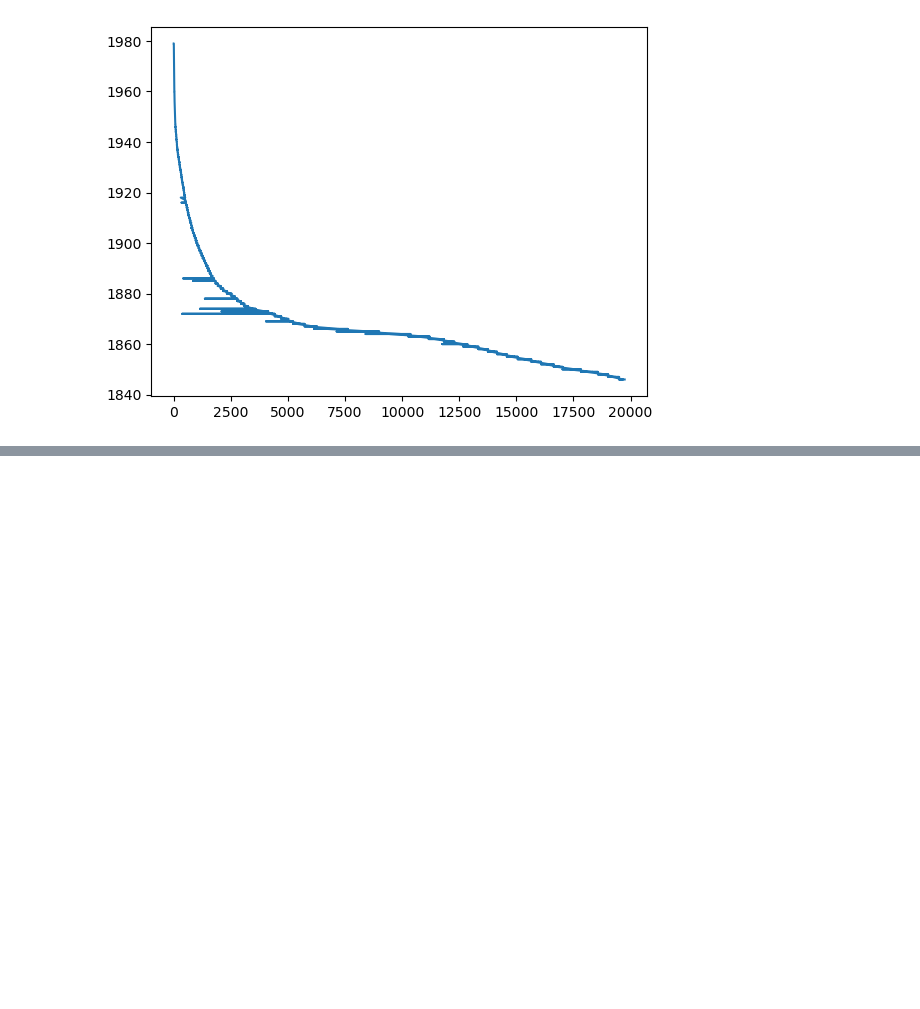
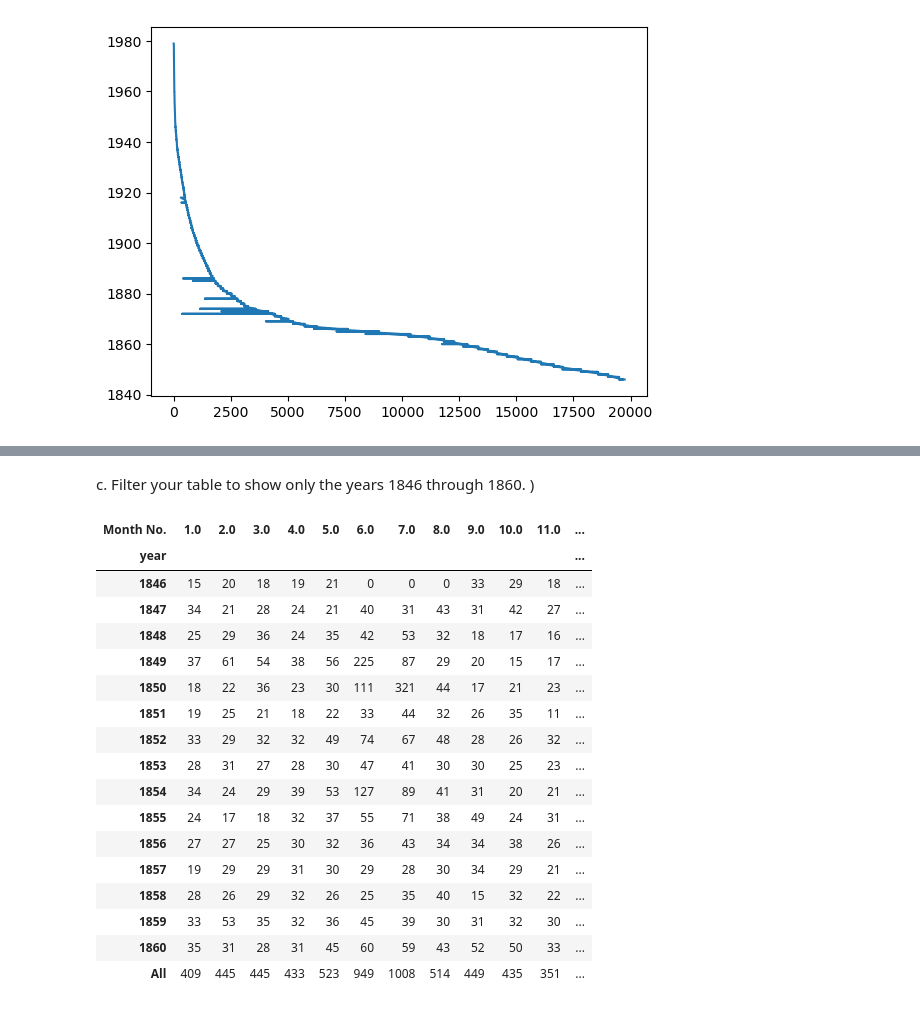
Before and after one commit to NSS-Data-Analytics-Cohort-10/advanced-pandas-mhm516, a Jupyter notebook: script/code.ipynb, the cells around one changed output, grey strips where cells are left out. Cells and saved outputs as stored; diff of their text form; code cells hidden in the pictures; blank space fills up the shorter version.

```diff
--- a/script/code.ipynb
+++ b/script/code.ipynb
@@ -123,0 +135,24 @@ pd.crosstab(cleaned_df['Burial Year'],cleaned_df['Month No.'],margins=True)
+# %% [markdown]
+c. Filter your table to show only the years 1846 through 1860. )
+# %%
+clean_1846_1860=clean.loc[clean ['year'].isin([1846,1847,1848,1849,1850,1851,1852,1853,1854,1855,1856,1857,1858,1859,1860])]
+pd.crosstab(clean_1846_1860['year'],clean_1846_1860['Month No.'],margins=True)
+# %% [output]
+| Month No. | 1.0 | 2.0 | 3.0 | 4.0 | 5.0 | 6.0 | 7.0 | 8.0 | 9.0 | 10.0 | 11.0 | ... |
+| year |  |  |  |  |  |  |  |  |  |  |  | ... |
+| 1846 | 15 | 20 | 18 | 19 | 21 | 0 | 0 | 0 | 33 | 29 | 18 | ... |
+| 1847 | 34 | 21 | 28 | 24 | 21 | 40 | 31 | 43 | 31 | 42 | 27 | ... |
+| 1848 | 25 | 29 | 36 | 24 | 35 | 42 | 53 | 32 | 18 | 17 | 16 | ... |
+| 1849 | 37 | 61 | 54 | 38 | 56 | 225 | 87 | 29 | 20 | 15 | 17 | ... |
+| 1850 | 18 | 22 | 36 | 23 | 30 | 111 | 321 | 44 | 17 | 21 | 23 | ... |
+| 1851 | 19 | 25 | 21 | 18 | 22 | 33 | 44 | 32 | 26 | 35 | 11 | ... |
+| 1852 | 33 | 29 | 32 | 32 | 49 | 74 | 67 | 48 | 28 | 26 | 32 | ... |
+| 1853 | 28 | 31 | 27 | 28 | 30 | 47 | 41 | 30 | 30 | 25 | 23 | ... |
+| 1854 | 34 | 24 | 29 | 39 | 53 | 127 | 89 | 41 | 31 | 20 | 21 | ... |
+| 1855 | 24 | 17 | 18 | 32 | 37 | 55 | 71 | 38 | 49 | 24 | 31 | ... |
+| 1856 | 27 | 27 | 25 | 30 | 32 | 36 | 43 | 34 | 34 | 38 | 26 | ... |
+| 1857 | 19 | 29 | 29 | 31 | 30 | 29 | 28 | 30 | 34 | 29 | 21 | ... |
+| 1858 | 28 | 26 | 29 | 32 | 26 | 25 | 35 | 40 | 15 | 32 | 22 | ... |
+| 1859 | 33 | 53 | 35 | 32 | 36 | 45 | 39 | 30 | 31 | 32 | 30 | ... |
+| 1860 | 35 | 31 | 28 | 31 | 45 | 60 | 59 | 43 | 52 | 50 | 33 | ... |
+| All | 409 | 445 | 445 | 433 | 523 | 949 | 1008 | 514 | 449 | 435 | 351 | ... |
```
Also changed, not shown: parts of 10 cells of this notebook.
